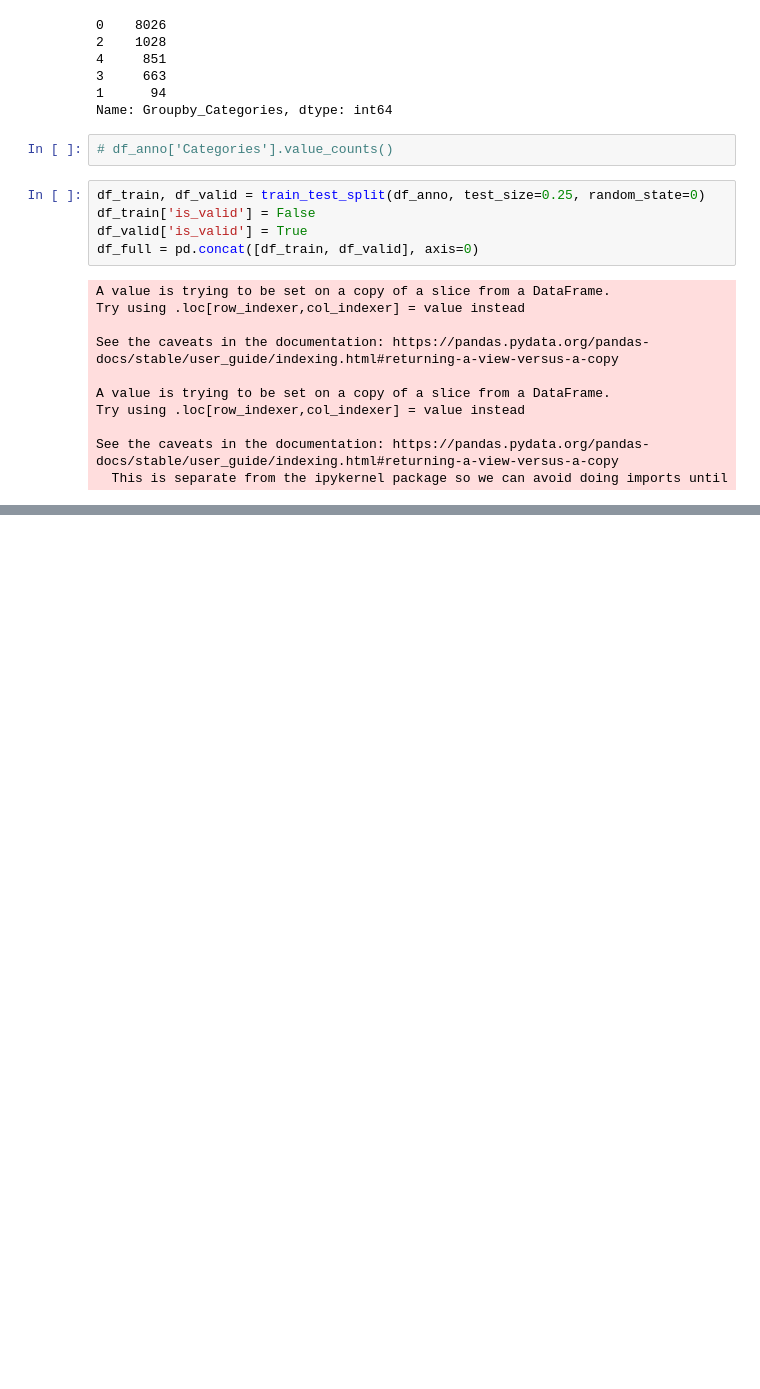
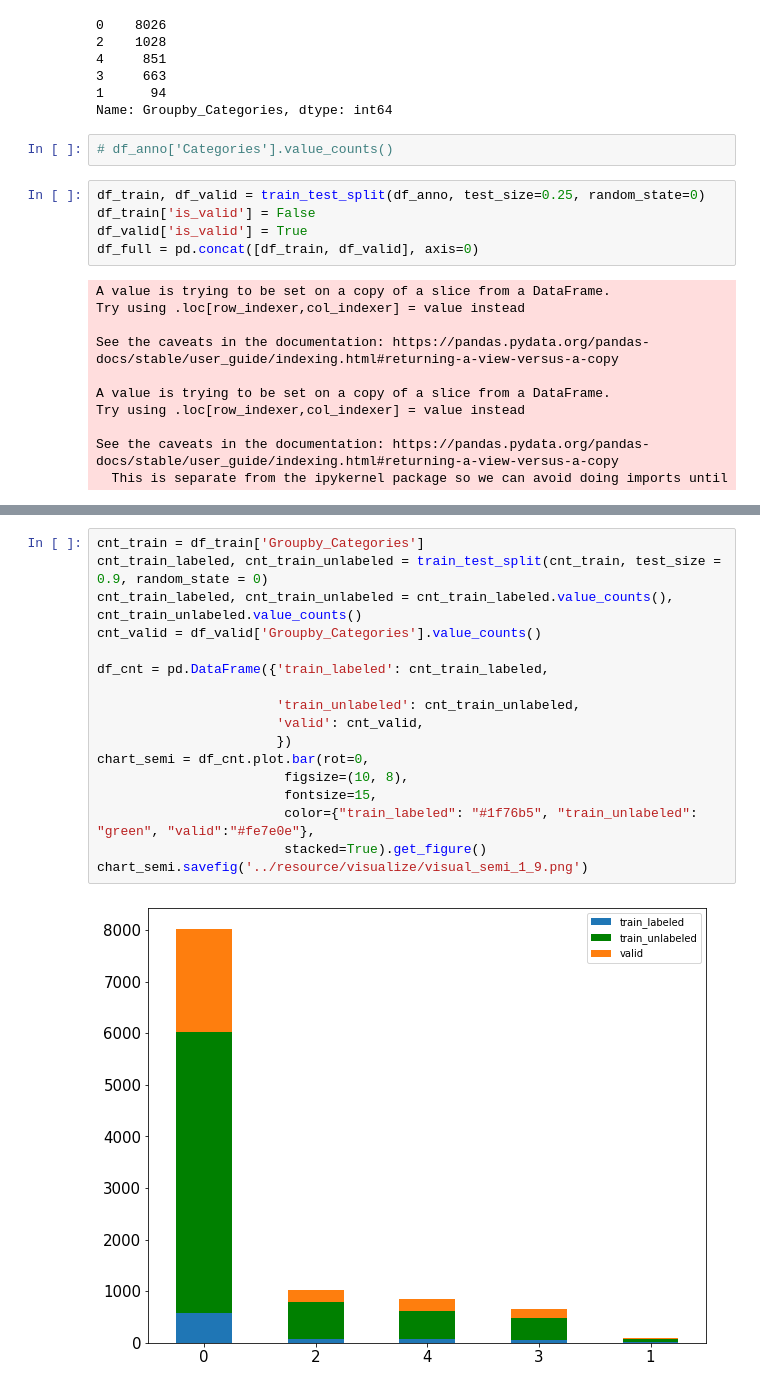
Before and after one commit to taindp98/Endoscopy-Image-Classification, a Jupyter notebook: code/EDA.ipynb, the cells around one changed output, grey strips where cells are left out. Drawn from its saved outputs; the diff is of its cells as text; blank space fills up the shorter version.

```diff
--- a/code/EDA.ipynb
+++ b/code/EDA.ipynb
@@ -110,0 +120,19 @@ fig = df_full['Groupby_Categories'].value_counts().plot(kind='bar', figsize=(20,
+# %%
+cnt_train = df_train['Groupby_Categories']
+cnt_train_labeled, cnt_train_unlabeled = train_test_split(cnt_train, test_size = 0.9, random_state = 0)
+cnt_train_labeled, cnt_train_unlabeled = cnt_train_labeled.value_counts(), cnt_train_unlabeled.value_counts()
+cnt_valid = df_valid['Groupby_Categories'].value_counts()
+
+df_cnt = pd.DataFrame({'train_labeled': cnt_train_labeled,
+
+                       'train_unlabeled': cnt_train_unlabeled,
+                       'valid': cnt_valid,
+                       })
+chart_semi = df_cnt.plot.bar(rot=0,
+                        figsize=(10, 8),
+                        fontsize=15,
+                        color={"train_labeled": "#1f76b5", "train_unlabeled": "green", "valid":"#fe7e0e"},
+                        stacked=True).get_figure()
+chart_semi.savefig('../resource/visualize/visual_semi_1_9.png')
+# %% [output]
+[figure, added]
```
Also changed, not shown: parts of 7 cells of this notebook, 9 other files.
